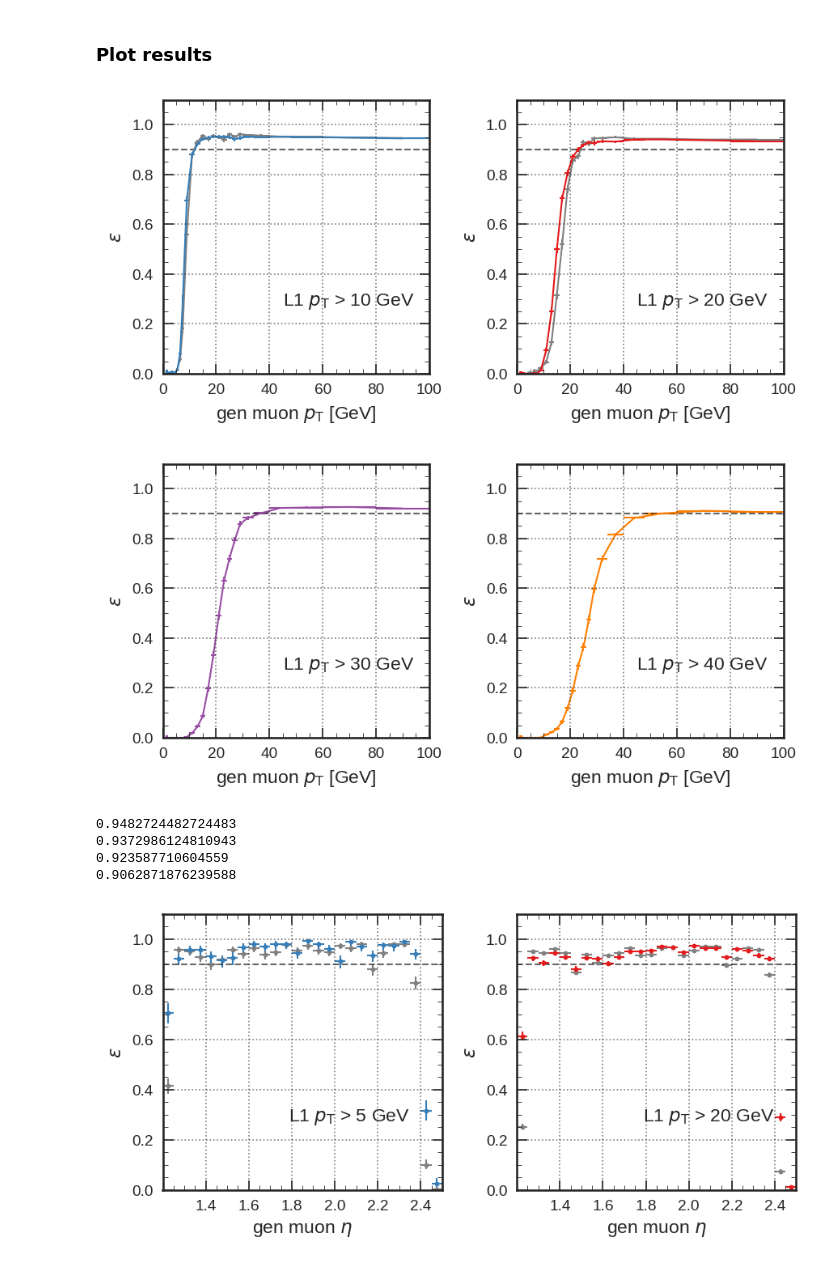
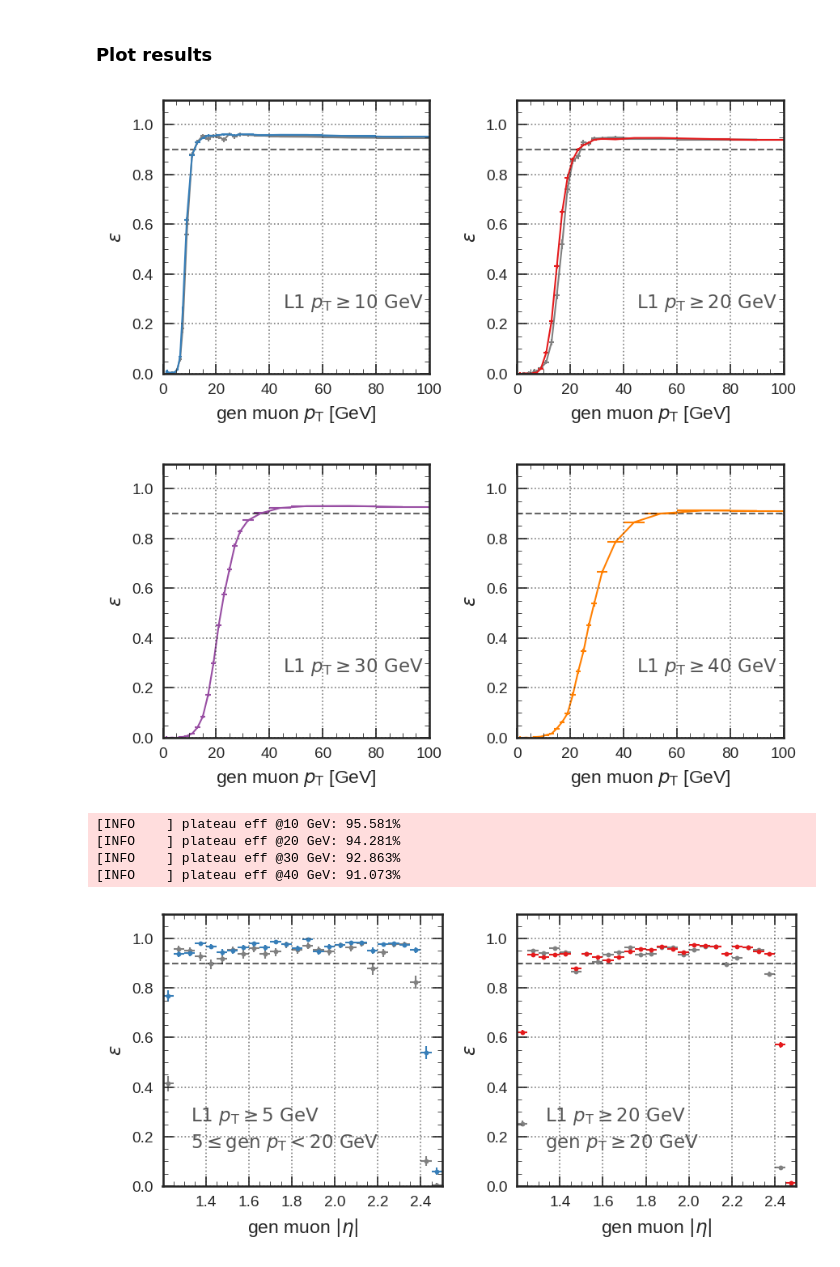
Before and after one commit to jiafulow/user-notebooks, a Jupyter notebook: 31-efficiency.ipynb, the cells around one changed output. Cells and saved outputs as stored; diff of their text form; code cells hidden in the pictures.

```diff
--- a/31-efficiency.ipynb
+++ b/31-efficiency.ipynb
@@ -64,7 +64,7 @@ maxevents = 200_000
 #maxevents = -1
 
 # Input files
-effie_fname = 'effie.211015.npz'
+effie_fname = 'effie.211018.npz'
 
 logger.info('Using settings   : |')
 logger.info('.. zone          : {}'.format(zone))
@@ -123,7 +123,7 @@ for i in range(2):
     color_ref = 'gray'
     denom_hist_ref = denom_hist_p2tdr_pt10
     num_hist_ref = num_hist_p2tdr_pt10
-    text = r'L1 $p_{\mathrm{T}}$ > 10 GeV'
+    text = r'$\mathrm{L1}\ p_{\mathrm{T}} \geq 10~\mathrm{GeV}$'
   else:
     # 20 GeV
     color = '#e41a1c'
@@ -132,7 +132,7 @@ for i in range(2):
     color_ref = 'gray'
     denom_hist_ref = denom_hist_p2tdr_pt20
     num_hist_ref = num_hist_p2tdr_pt20
-    text = r'L1 $p_{\mathrm{T}}$ > 20 GeV'
+    text = r'$\mathrm{L1}\ p_{\mathrm{T}} \geq 20~\mathrm{GeV}$'
 
   denom_hist, edges = np.histogram(denom_data, bins=eff_pt_bins_p2tdr)
   num_hist, edges = np.histogram(num_data, bins=eff_pt_bins_p2tdr)
@@ -154,11 +154,11 @@ for i in range(2):
   ax.set_ylim(0, 1.1)
   ax.set_xlabel(r'gen muon $p_{\mathrm{T}}$ [GeV]')
   ax.set_ylabel(r'$\varepsilon$')
-  ax.text(0.45, 0.25, text, fontsize=11, transform=axs[i].transAxes)
+  ax.text(0.45, 0.24, text, fontsize=11, color='#555', transform=axs[i].transAxes)
 
 plt.show()
 # %% [output]
-[figure, old version]
+[figure, new version]
 # %%
 # Plot
 fig, axs = plt.subplots(1, 2, figsize=(6, 3), tight_layout=True)
@@ -169,13 +169,13 @@ for i in range(2):
     color = '#984ea3'
     denom_data = effie_data['eff_vs_genpt_all']
     num_data = effie_data['eff_vs_genpt_l1pt30']
-    text = r'L1 $p_{\mathrm{T}}$ > 30 GeV'
+    text = r'$\mathrm{L1}\ p_{\mathrm{T}} \geq 30~\mathrm{GeV}$'
   else:
     # 40 GeV
     color = '#ff7f00'
     denom_data = effie_data['eff_vs_genpt_all']
     num_data = effie_data['eff_vs_genpt_l1pt40']
-    text = r'L1 $p_{\mathrm{T}}$ > 40 GeV'
+    text = r'$\mathrm{L1}\ p_{\mathrm{T}} \geq 40~\mathrm{GeV}$'
 
   denom_hist, edges = np.histogram(denom_data, bins=eff_pt_bins_p2tdr)
   num_hist, edges = np.histogram(num_data, bins=eff_pt_bins_p2tdr)
@@ -193,30 +193,30 @@ for i in range(2):
   ax.set_ylim(0, 1.1)
   ax.set_xlabel(r'gen muon $p_{\mathrm{T}}$ [GeV]')
   ax.set_ylabel(r'$\varepsilon$')
-  ax.text(0.45, 0.25, text, fontsize=11, transform=axs[i].transAxes)
+  ax.text(0.45, 0.24, text, fontsize=11, color='#555', transform=axs[i].transAxes)
 
 plt.show()
 # %% [output]
-[figure, old version]
+[figure, new version]
 # %%
 # Debug
 a = effie_data['eff_vs_genpt_l1pt10']
 b = effie_data['eff_vs_genpt_all']
-print(len(a[a >= 20]) / len(b[b >= 20]))
+logger.info('plateau eff @10 GeV: {:.3%}'.format(len(a[a >= 20]) / len(b[b >= 20])))
 a = effie_data['eff_vs_genpt_l1pt20']
 b = effie_data['eff_vs_genpt_all']
-print(len(a[a >= 40]) / len(b[b >= 40]))
+logger.info('plateau eff @20 GeV: {:.3%}'.format(len(a[a >= 40]) / len(b[b >= 40])))
 a = effie_data['eff_vs_genpt_l1pt30']
 b = effie_data['eff_vs_genpt_all']
-print(len(a[a >= 60]) / len(b[b >= 60]))
+logger.info('plateau eff @30 GeV: {:.3%}'.format(len(a[a >= 60]) / len(b[b >= 60])))
 a = effie_data['eff_vs_genpt_l1pt40']
 b = effie_data['eff_vs_genpt_all']
-print(len(a[a >= 80]) / len(b[b >= 80]))
+logger.info('plateau eff @40 GeV: {:.3%}'.format(len(a[a >= 80]) / len(b[b >= 80])))
 # %% [output]
-0.9482724482724483
-0.9372986124810943
-0.923587710604559
-0.9062871876239588
+[INFO    ] plateau eff @10 GeV: 95.581%
+[INFO    ] plateau eff @20 GeV: 94.281%
+[INFO    ] plateau eff @30 GeV: 92.863%
+[INFO    ] plateau eff @40 GeV: 91.073%
 # %%
 # Efficiency vs eta (comparison with p2tdr)
 eff_eta_bins_p2tdr = np.array([1.2, 1.25, 1.3, 1.35, 1.4, 1.45, 1.5, 1.55, 1.6, 1.65, 1.7, 1.75,
@@ -243,40 +243,43 @@ for i in range(2):
     color_ref = 'gray'
     denom_hist_ref = denom_hist_p2tdr_lowpt
     num_hist_ref = num_hist_p2tdr_lowpt
-    text = r'L1 $p_{\mathrm{T}}$ > 5 GeV'
+    text_1 = r'$\mathrm{L1}\ p_{\mathrm{T}} \geq 5~\mathrm{GeV}$'
+    text_2 = r'$5 \leq \mathrm{gen}\ p_{\mathrm{T}} < 20~\mathrm{GeV}$'
   else:
     # 20 GeV
     color = '#e41a1c'
     denom_data = effie_data['eff_vs_geneta_highpt_all']
     num_data = effie_data['eff_vs_geneta_highpt_l1pt20']
     color_ref = 'gray'
     denom_hist_ref = denom_hist_p2tdr_highpt
     num_hist_ref = num_hist_p2tdr_highpt
-    text = r'L1 $p_{\mathrm{T}}$ > 20 GeV'
+    text_1 = r'$\mathrm{L1}\ p_{\mathrm{T}} \geq 20~\mathrm{GeV}$'
+    text_2 = r'$\mathrm{gen}\ p_{\mathrm{T}} \geq 20~\mathrm{GeV}$'
 
   denom_hist, edges = np.histogram(denom_data, bins=eff_eta_bins_p2tdr)
   num_hist, edges = np.histogram(num_data, bins=eff_eta_bins_p2tdr)
   with np.errstate(divide='ignore', invalid='ignore'):
     eff_hist = np.true_divide(num_hist, denom_hist)
     eff_hist_ref = np.true_divide(num_hist_ref, denom_hist_ref)
 
   ax = axs[i]
   xdata = (edges[1:] + edges[:-1]) / 2
   xerr = (edges[1:] - edges[:-1]) / 2
   yerr = emtf_nbtools.find_efficiency_errors(denom_hist_ref, num_hist_ref)
   ydata = eff_hist_ref
   ax.errorbar(xdata, ydata, xerr=xerr, yerr=yerr, color=color_ref, marker='.', capsize=0, lw=1, ls='none')
   yerr = emtf_nbtools.find_efficiency_errors(denom_hist, num_hist)
   ydata = eff_hist
   ax.errorbar(xdata, ydata, xerr=xerr, yerr=yerr, color=color, marker='.', capsize=0, lw=1, ls='none')
   ax.axhline(0.9, ls='dashed', lw=1, color='k', alpha=0.6)
   ax.set_xticks([1.2, 1.4, 1.6, 1.8, 2.0, 2.2, 2.4])
   ax.set_xlim(edges[0], edges[-1])
   ax.set_ylim(0, 1.1)
-  ax.set_xlabel(r'gen muon $\eta$')
+  ax.set_xlabel(r'gen muon $|\eta|$')
   ax.set_ylabel(r'$\varepsilon$')
-  ax.text(0.45, 0.25, text, fontsize=11, transform=axs[i].transAxes)
+  ax.text(0.10, 0.24, text_1, fontsize=11, color='#555', transform=axs[i].transAxes)
+  ax.text(0.10, 0.14, text_2, fontsize=11, color='#555', transform=axs[i].transAxes)
 
 plt.show()
 # %% [output]
-[figure, old version]
+[figure, new version]
```
Also changed, not shown: parts of 1 cell of this notebook, 1 other file.
